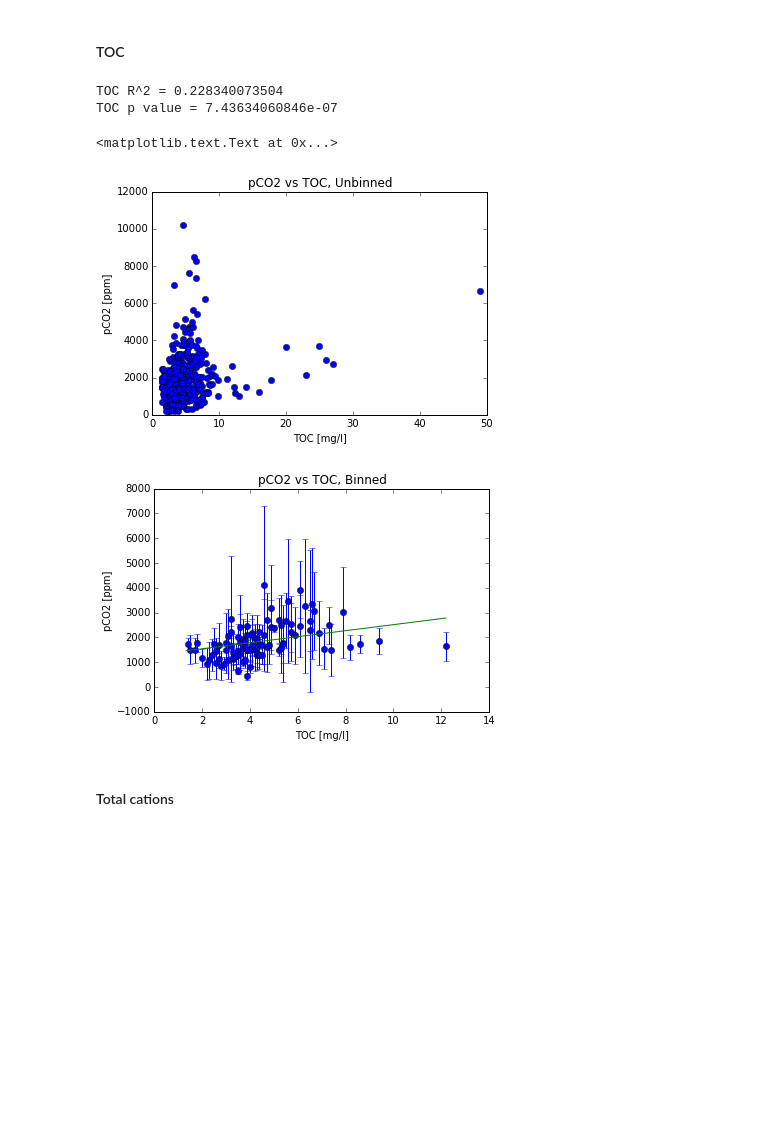
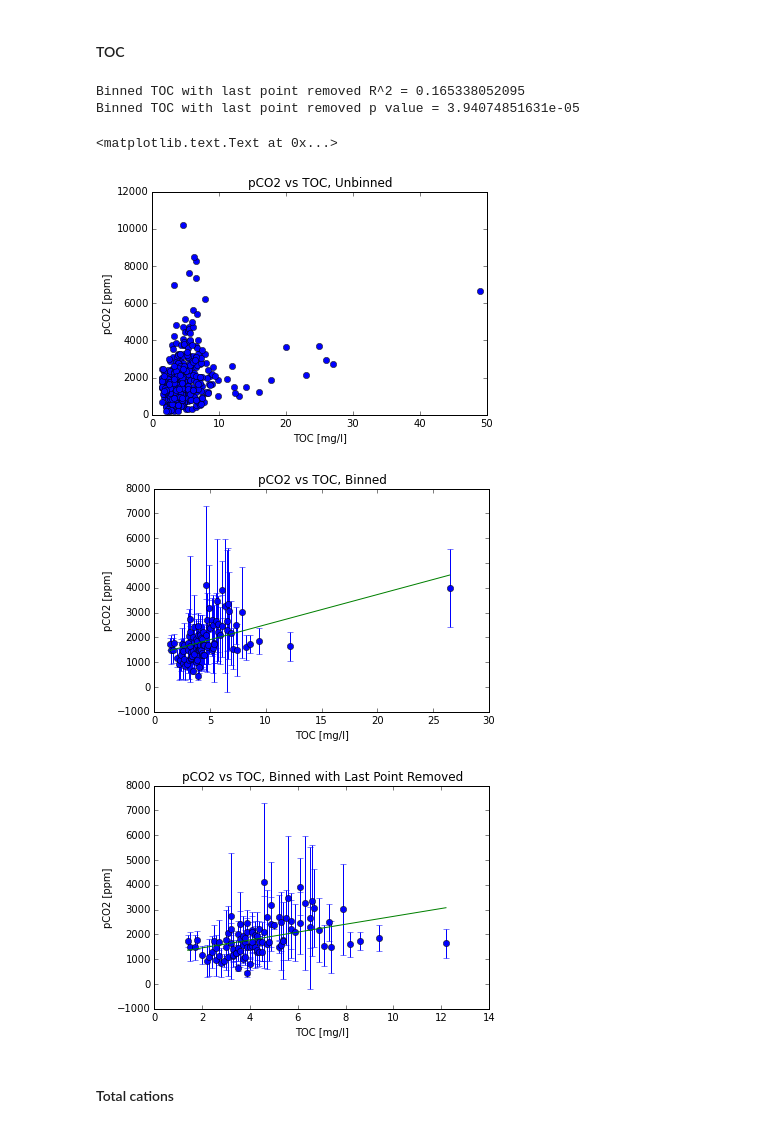
Before and after one commit to egyang24/CarbonStream, a Jupyter notebook: pCO2_vs_other_variables.ipynb, the cells around one changed output. Saved outputs shown, nothing was run; the diff lists cells and outputs as text; code cells hidden in the pictures; blank space fills up the shorter version.

```diff
--- a/pCO2_vs_other_variables.ipynb
+++ b/pCO2_vs_other_variables.ipynb
@@ -363,42 +318,53 @@ tocstdpco2 = np.zeros(len(tocbinpco2))
 for j in range(len(tocbinpco2)):
     for i in range(len(pco2)):
         if i == ((j+1)*5):
             tocbinpco2[j] = np.mean(np.array((tocordpco2[i-5],tocordpco2[i-4],tocordpco2[i-3],tocordpco2[i-2],tocordpco2[i-1])))
             bintoc[j] = np.median(np.array((ordtoc[i-5],ordtoc[i-4],ordtoc[i-3],ordtoc[i-2],ordtoc[i-1])))
             tocstdpco2[j] = np.std(np.array((tocordpco2[i-5],tocordpco2[i-4],tocordpco2[i-3],tocordpco2[i-2],tocordpco2[i-1])))
         if i == (len(pco2)-1.0) and j == len(tocbinpco2)-1:
             tocbinpco2[j] = np.mean(np.array((tocordpco2[i-3],tocordpco2[i-2],tocordpco2[i-1], tocordpco2[i])))
             bintoc[j] = np.median(np.array((ordtoc[i-3],ordtoc[i-2],ordtoc[i-1],ordtoc[i])))
             tocstdpco2[j] = np.std(np.array((tocordpco2[i-3],tocordpco2[i-2],tocordpco2[i-1], tocordpco2[i])))
 
 
 bintoc2 = bintoc[:len(bintoc)-1] #####remove last point, outlier
 tocbinpco22 = tocbinpco2[:len(bintoc)-1]
 tocstdpco22 = tocstdpco2[:len(bintoc)-1]
 
 
-slopetoc, intercepttoc, r_valuetoc, p_valuetoc, std_errtoc = stats.linregress(bintoc,tocbinpco2)
-print 'TOC R^2 =', r_valuetoc**2
-print 'TOC p value =',p_valuetoc
+slopetoc, intercepttoc, r_valuetoc, p_valuetoc, std_errtoc = stats.linregress(bintoc2,tocbinpco22)
+print 'Binned TOC with last point removed R^2 =', r_valuetoc**2
+print 'Binned TOC with last point removed p value =',p_valuetoc
 
-plt.figure(10)
+plt.figure(8)
 plt.plot(toc,pco2,'o')
 plt.xlabel('TOC [mg/l]')
 plt.ylabel('pCO2 [ppm]')
 plt.title('pCO2 vs TOC, Unbinned')
 
-plt.figure(11)
+
+slopetoc1, intercepttoc1, r_valuetoc1, p_valuetoc1, std_errtoc1 = stats.linregress(bintoc,tocbinpco2)
+plt.figure(9)
+plt.errorbar(bintoc,tocbinpco2,tocstdpco2,linestyle='None',marker='o')
+plt.plot(np.linspace(bintoc[0],bintoc[len(bintoc)-1]),slopetoc1*np.linspace(bintoc[0],bintoc[len(bintoc)-1])+intercepttoc1)
+plt.xlabel('TOC [mg/l]')
+plt.ylabel('pCO2 [ppm]')
+plt.title('pCO2 vs TOC, Binned')
+
+
+plt.figure(10)
 plt.errorbar(bintoc2,tocbinpco22,tocstdpco22,linestyle='None',marker='o')
 plt.plot(np.linspace(bintoc2[0],bintoc2[len(bintoc2)-1]),slopetoc*np.linspace(bintoc2[0],bintoc2[len(bintoc2)-1])+intercepttoc)
 plt.xlabel('TOC [mg/l]')
 plt.ylabel('pCO2 [ppm]')
-plt.title('pCO2 vs TOC, Binned')
+plt.title('pCO2 vs TOC, Binned with Last Point Removed')
 # %% [output]
-TOC R^2 = 0.228340073504
-TOC p value = 7.43634060846e-07
+Binned TOC with last point removed R^2 = 0.165338052095
+Binned TOC with last point removed p value = 3.94074851631e-05
 <matplotlib.text.Text at 0x...>
 [figure]
-[figure, old version]
+[figure, new version]
+[figure, added]
 # %% [markdown]
 #### Total cations
 # %%
```
Also changed, not shown: parts of 11 cells of this notebook.
